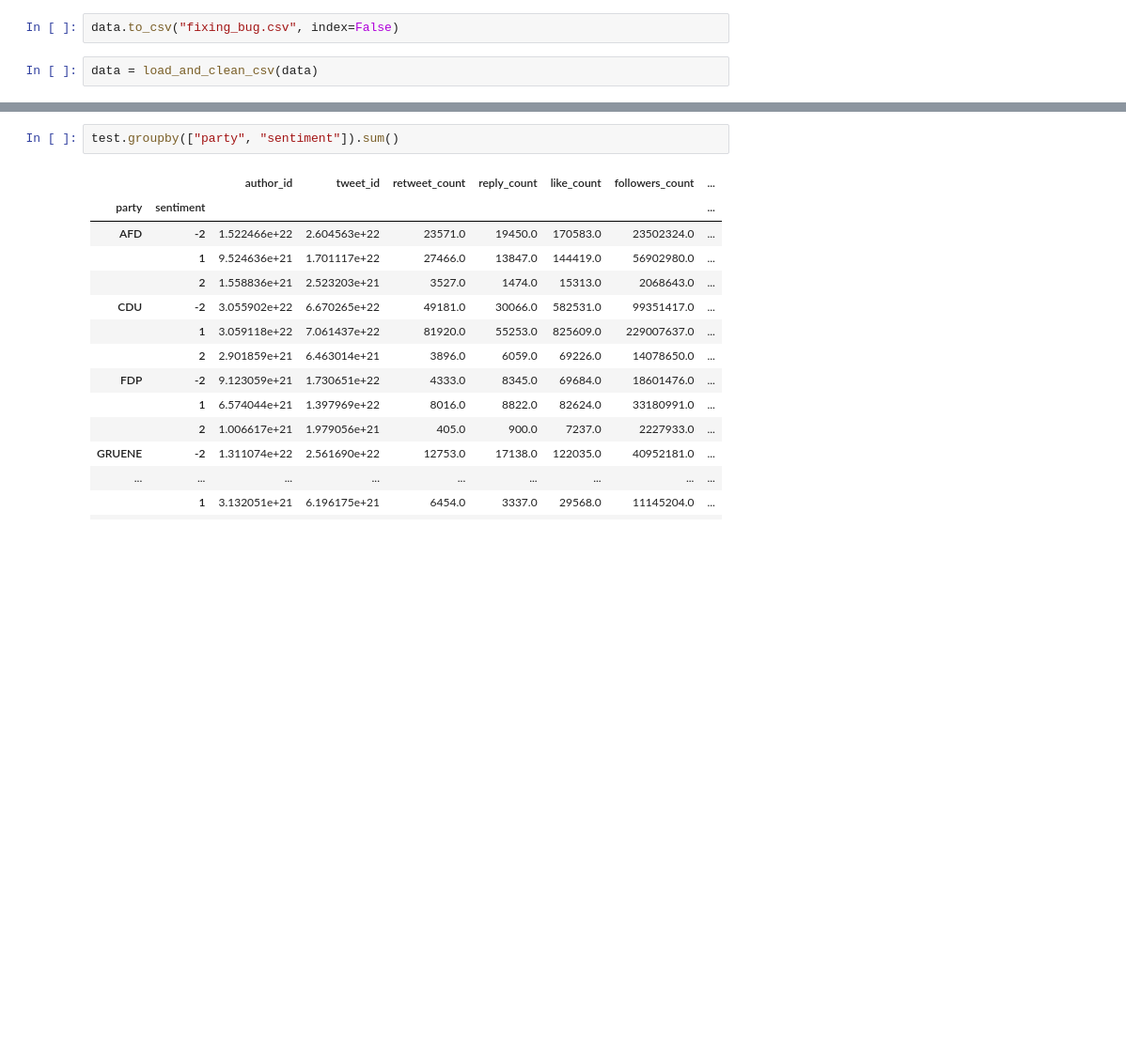
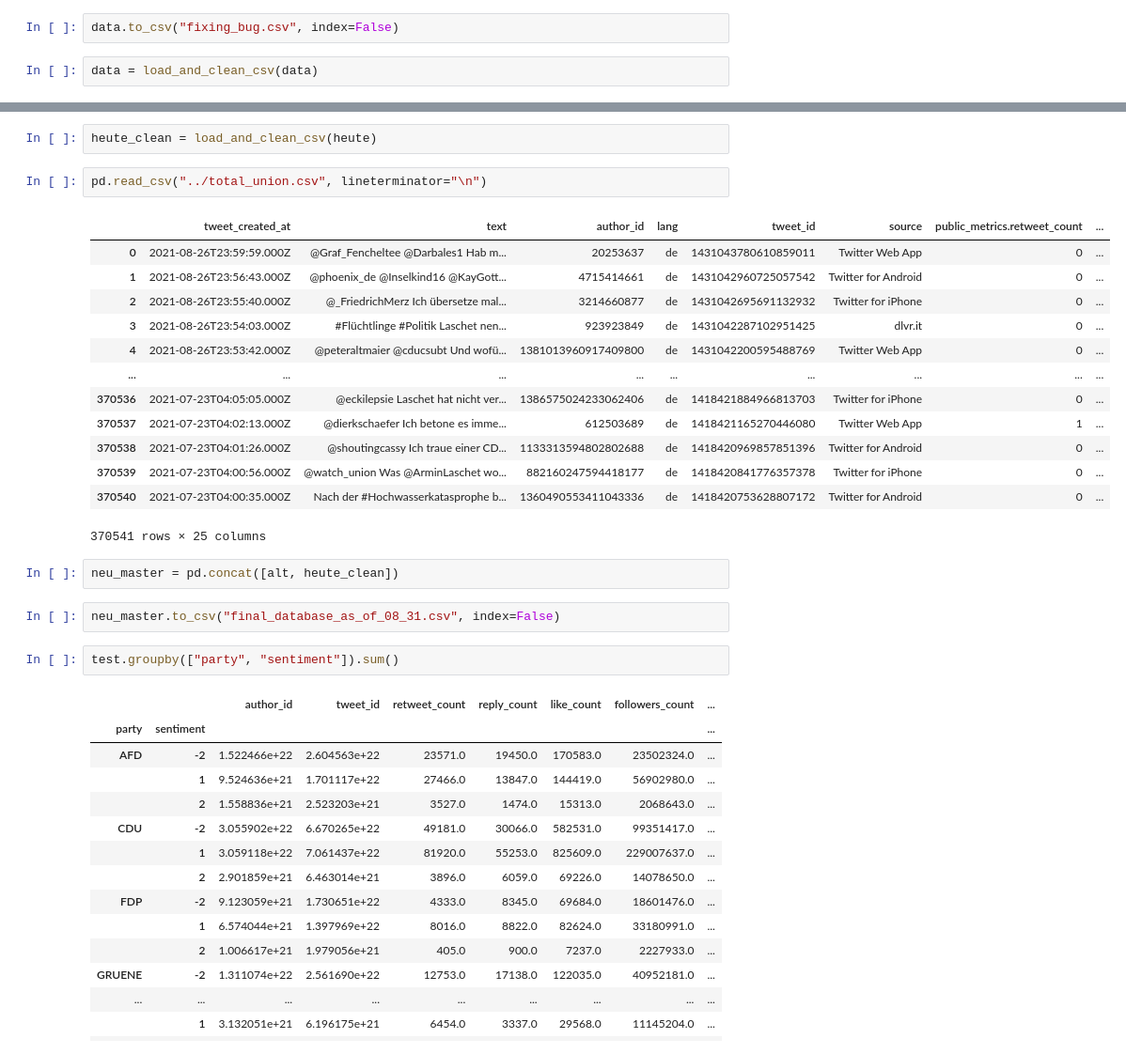
Before and after one commit to NicolasBuehringer/project_delphi, a Jupyter notebook: notebooks/03nicolas/test_api.ipynb, the cells around one changed output, grey strips where cells are left out. Shown at 94% size. Saved outputs shown, nothing was run; the diff lists cells and outputs as text; blank space fills up the shorter version.

Commit message:
created current tweet database

```diff
--- a/notebooks/03nicolas/test_api.ipynb
+++ b/notebooks/03nicolas/test_api.ipynb
@@ -204,3 +188,25 @@ data
+# %%
+heute_clean = load_and_clean_csv(heute)
+# %%
+pd.read_csv("../total_union.csv", lineterminator="\n")
+# %% [output]
+|  | tweet_created_at | text | author_id | lang | tweet_id | source | public_metrics.retweet_count | ... |
+| 0 | 2021-08-26T23:59:59.000Z | @Graf_Fencheltee @Darbales1 Hab m... | 20253637 | de | 1431043780610859011 | Twitter Web App | 0 | ... |
+| 1 | 2021-08-26T23:56:43.000Z | @phoenix_de @Inselkind16 @KayGott... | 4715414661 | de | 1431042960725057542 | Twitter for Android | 0 | ... |
+| 2 | 2021-08-26T23:55:40.000Z | @_FriedrichMerz Ich übersetze mal... | 3214660877 | de | 1431042695691132932 | Twitter for iPhone | 0 | ... |
+| 3 | 2021-08-26T23:54:03.000Z | #Flüchtlinge #Politik Laschet nen... | 923923849 | de | 1431042287102951425 | dlvr.it | 0 | ... |
+| 4 | 2021-08-26T23:53:42.000Z | @peteraltmaier @cducsubt Und wofü... | 1381013960917409800 | de | 1431042200595488769 | Twitter Web App | 0 | ... |
+| ... | ... | ... | ... | ... | ... | ... | ... | ... |
+| 370536 | 2021-07-23T04:05:05.000Z | @eckilepsie Laschet hat nicht ver... | 1386575024233062406 | de | 1418421884966813703 | Twitter for iPhone | 0 | ... |
+| 370537 | 2021-07-23T04:02:13.000Z | @dierkschaefer Ich betone es imme... | 612503689 | de | 1418421165270446080 | Twitter Web App | 1 | ... |
+| 370538 | 2021-07-23T04:01:26.000Z | @shoutingcassy Ich traue einer CD... | 1133313594802802688 | de | 1418420969857851396 | Twitter for Android | 0 | ... |
+| 370539 | 2021-07-23T04:00:56.000Z | @watch_union Was @ArminLaschet wo... | 882160247594418177 | de | 1418420841776357378 | Twitter for iPhone | 0 | ... |
+| 370540 | 2021-07-23T04:00:35.000Z | Nach der #Hochwasserkatasprophe b... | 1360490553411043336 | de | 1418420753628807172 | Twitter for Android | 0 | ... |
+370541 rows × 25 columns
+# %%
+neu_master = pd.concat([alt, heute_clean])
+# %%
+neu_master.to_csv("final_database_as_of_08_31.csv", index=False)
 # %%
 test.groupby(["party", "sentiment"]).sum()
 # %% [output]
```
Also changed, not shown: parts of 3 cells of this notebook.
